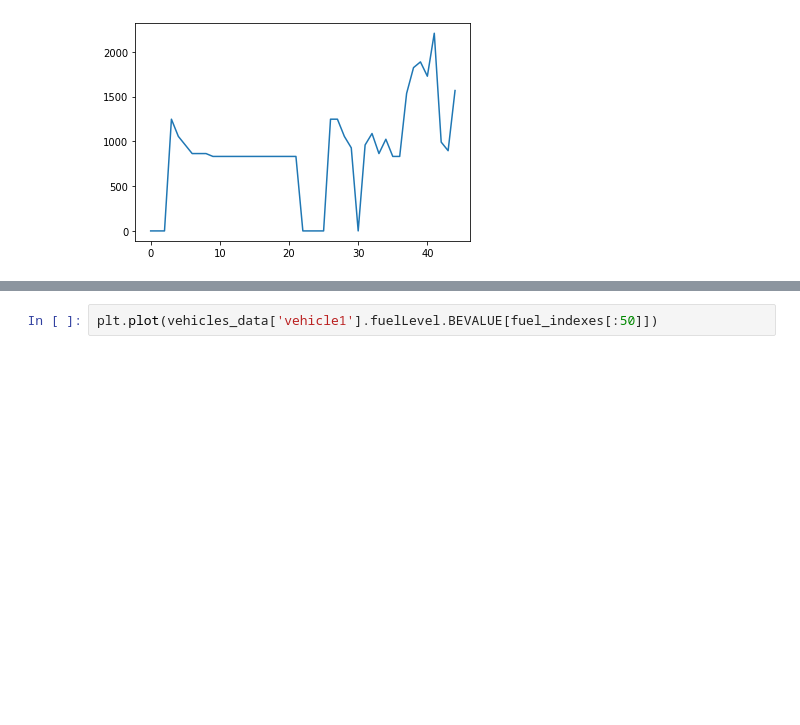
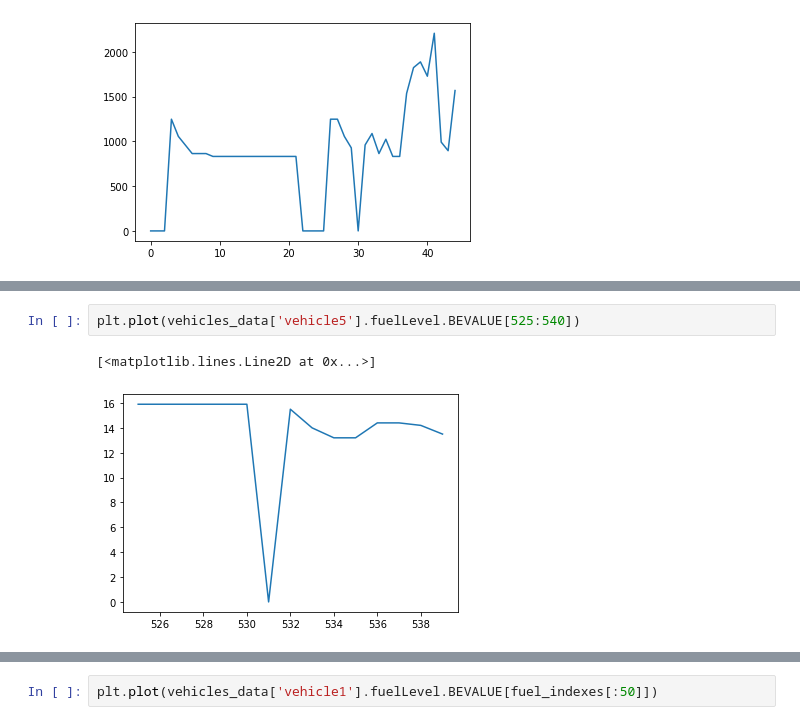
Before and after one commit to xoxai/gis_vehicles_ds_challenge, a Jupyter notebook: gis_TS_classification.ipynb, the cells around one changed output, grey strips where cells are left out. Cells and saved outputs as stored; diff of their text form; blank space fills up the shorter version.

```diff
--- a/gis_TS_classification.ipynb
+++ b/gis_TS_classification.ipynb
@@ -294 +374,6 @@ dtype: object
+# %%
+plt.plot(vehicles_data['vehicle5'].fuelLevel.BEVALUE[525:540])
+# %% [output]
+[<matplotlib.lines.Line2D at 0x...>]
+[figure, added]
 # %%
```
Also changed, not shown: parts of 30 cells of this notebook, 1 other file.
